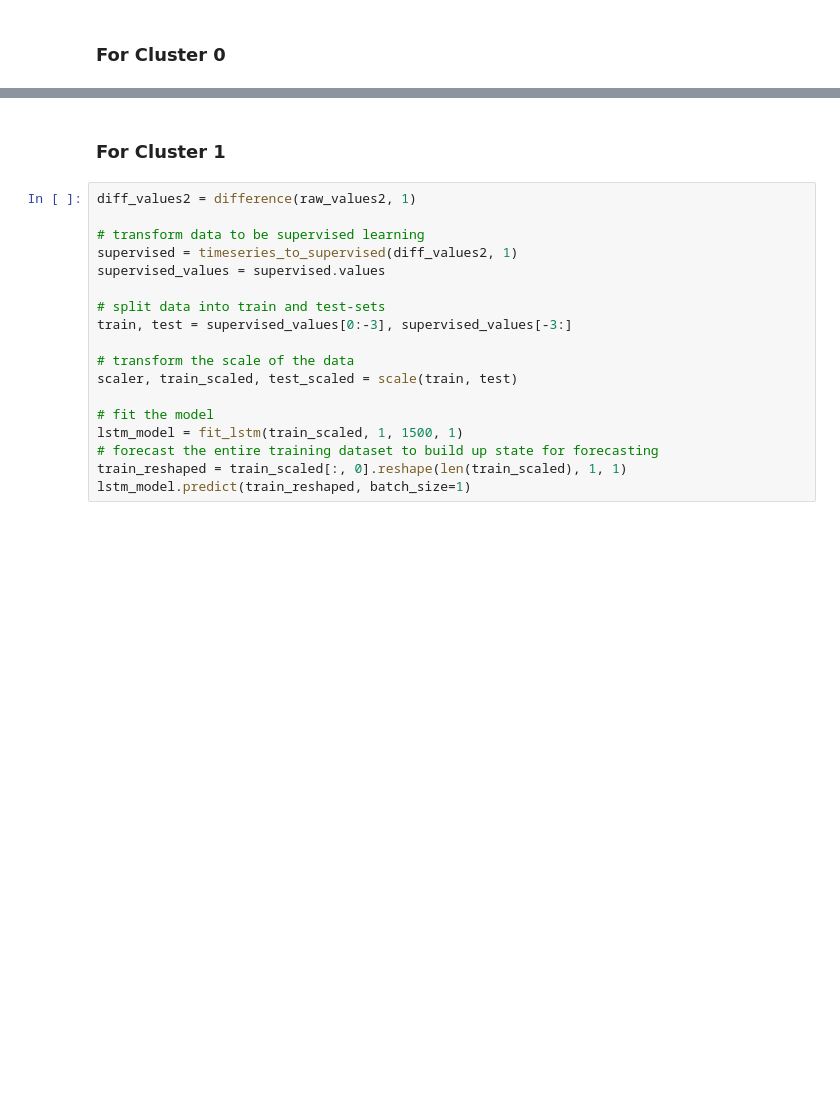
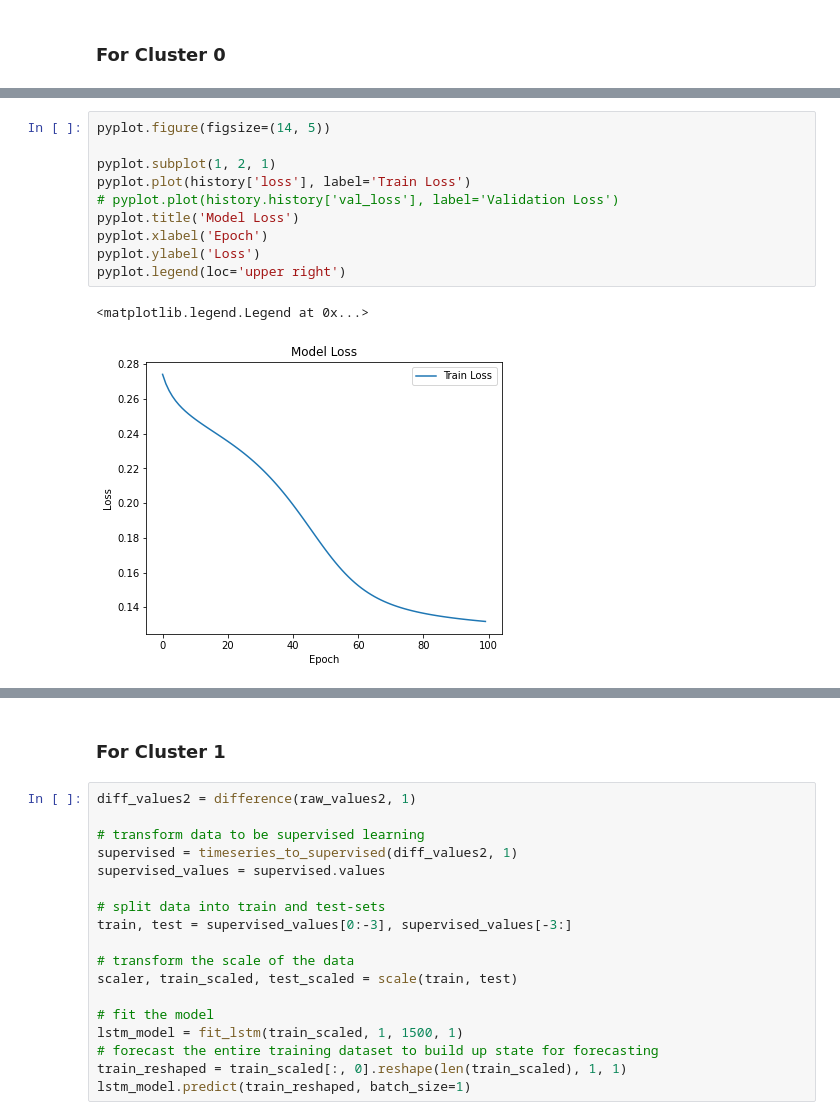
Before and after one commit to sam23121/energy_consumption, a Jupyter notebook: notebooks/time_series_with_LSTM2.ipynb, the cells around one changed output, grey strips where cells are left out. Drawn from its saved outputs; the diff is of its cells as text; blank space fills up the shorter version.

```diff
--- a/notebooks/time_series_with_LSTM2.ipynb
+++ b/notebooks/time_series_with_LSTM2.ipynb
@@ -134,3 +137,16 @@ array([[ 0.06648806],
+# %%
+pyplot.figure(figsize=(14, 5))
+
+pyplot.subplot(1, 2, 1)
+pyplot.plot(history['loss'], label='Train Loss')
+# pyplot.plot(history.history['val_loss'], label='Validation Loss')
+pyplot.title('Model Loss')
+pyplot.xlabel('Epoch')
+pyplot.ylabel('Loss')
+pyplot.legend(loc='upper right')
+# %% [output]
+<matplotlib.legend.Legend at 0x...>
+[figure, added]
 # %%
 # walk-forward validation on the test data
 predictions = list()
```
Also changed, not shown: parts of 7 cells of this notebook, 3 other files.
